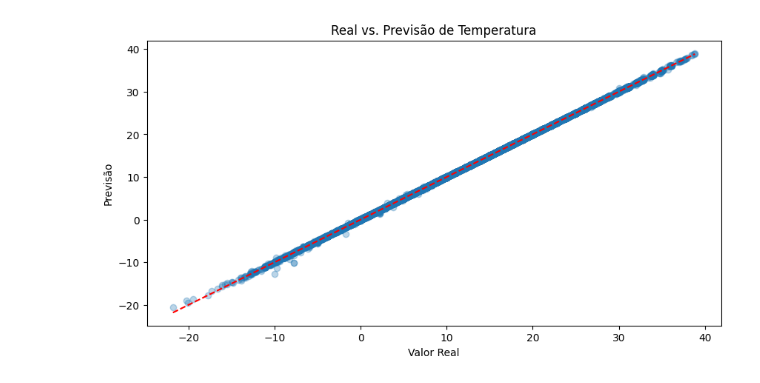
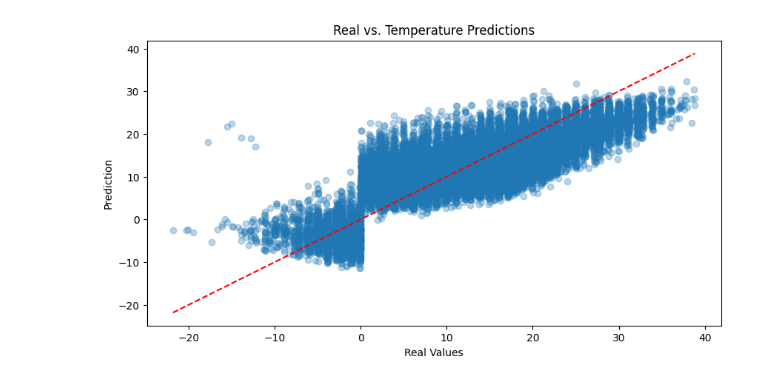
Before and after one commit to f-claudiosena/temperature-prediction-project, a Jupyter notebook: notebooks/04_Evaluation.ipynb, the cells around one changed output. Drawn from its saved outputs; the diff is of its cells as text; code cells hidden in the pictures.

Commit message:
Notebooks update, without Apparent Temperature

```diff
--- a/notebooks/04_Evaluation.ipynb
+++ b/notebooks/04_Evaluation.ipynb
@@ -1,20 +1,20 @@
 # %%
 # 04_Evaluation.ipynb
 import joblib
 import matplotlib.pyplot as plt
 
-model = joblib.load('../data/random_forest_model.pkl')
+model = joblib.load('../data/linear_regression_model.pkl')
 _, X_test, _, y_test, _ = joblib.load('../data/preprocessed_data.pkl')
 
 y_pred = model.predict(X_test)
 
 # Gráfico de comparação
 plt.figure(figsize=(10, 5))
 plt.scatter(y_test, y_pred, alpha=0.3)
-plt.xlabel("Valor Real")
-plt.ylabel("Previsão")
-plt.title("Real vs. Previsão de Temperatura")
+plt.xlabel("Real Values")
+plt.ylabel("Prediction")
+plt.title("Real vs. Temperature Predictions")
 plt.plot([y_test.min(), y_test.max()], [y_test.min(), y_test.max()], 'r--')
 plt.show()
 # %% [output]
-[figure, old version]
+[figure, new version]
```
Also changed, not shown: parts of 1 cell of this notebook, 4 other files.
